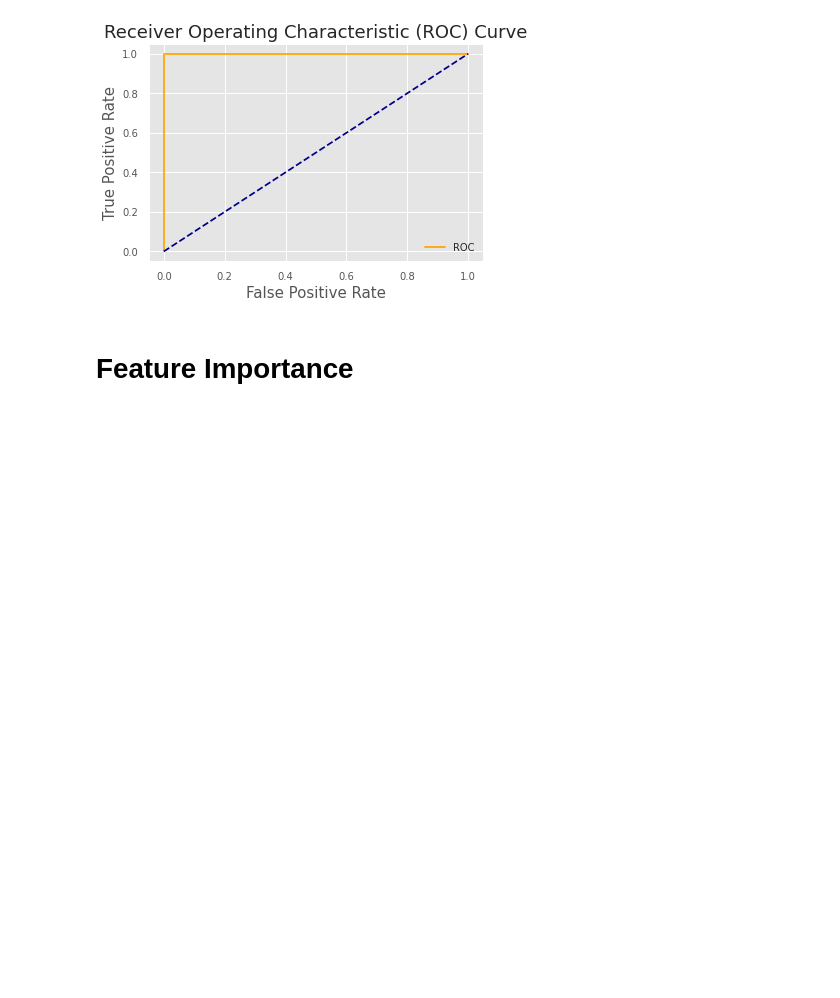
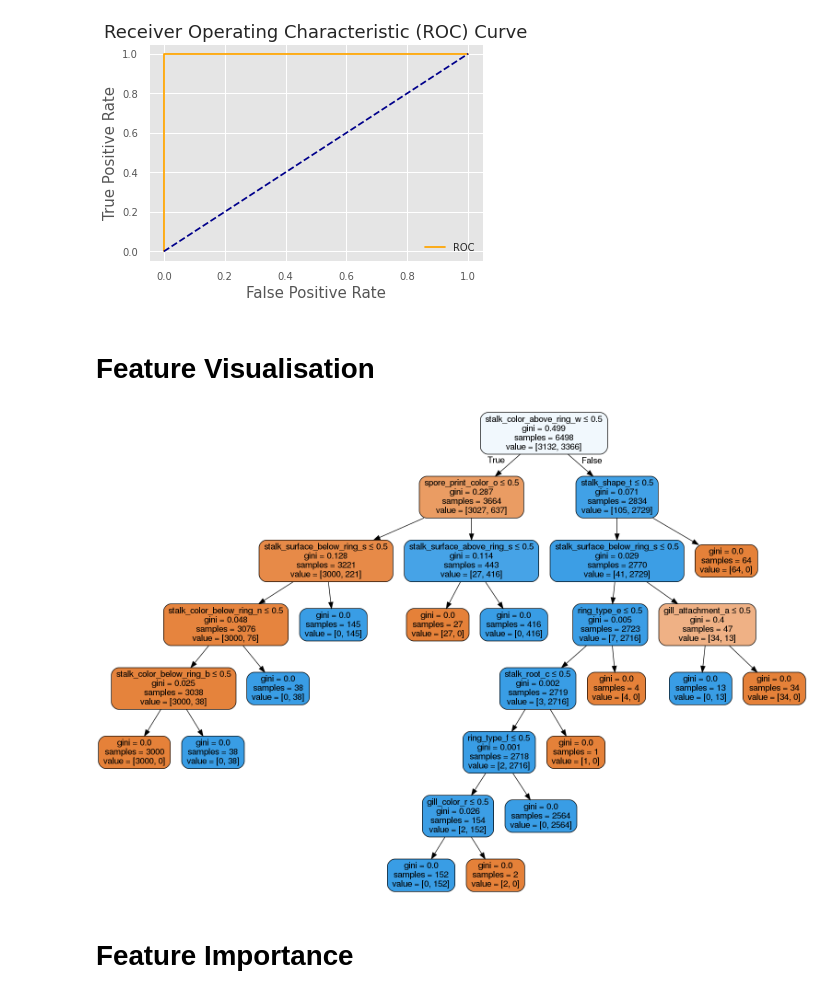
Before and after one commit to Shalom91/Decision-Tree-Model, a Jupyter notebook: Decision_Tree_Model.ipynb, the cells around one changed output. Drawn from its saved outputs; the diff is of its cells as text; code cells hidden in the pictures; blank space fills up the shorter version.

Commit message:
dt visualisation

```diff
--- a/Decision_Tree_Model.ipynb
+++ b/Decision_Tree_Model.ipynb
@@ -197,3 +197,5 @@ plt.legend()
 plt.show()
 # %% [output]
 [figure]
+# %% [markdown]
+# Feature Visualisation
@@ -200,2 +206,11 @@ plt.show()
+# %%
+dot_data = StringIO()
+export_graphviz(clf,feature_names=list(new_df['feature']), out_file=dot_data,
+                filled=True, rounded=True,
+                special_characters=True)
+graph = pydotplus.graph_from_dot_data(dot_data.getvalue())
+Image(graph.create_png())
+# %% [output]
+[figure, added]
 # %% [markdown]
 # Feature Importance
```
Also changed, not shown: parts of 3 cells of this notebook.
